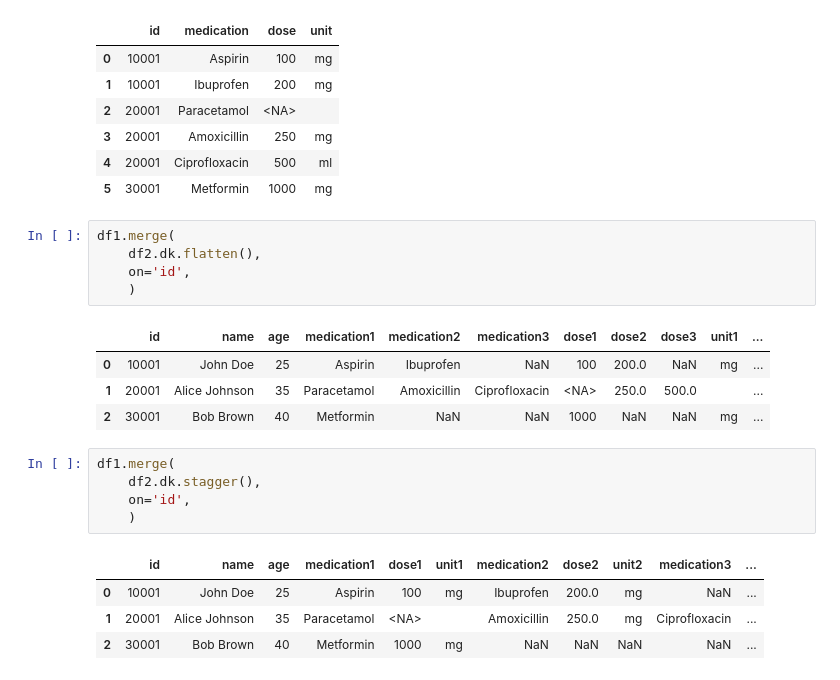
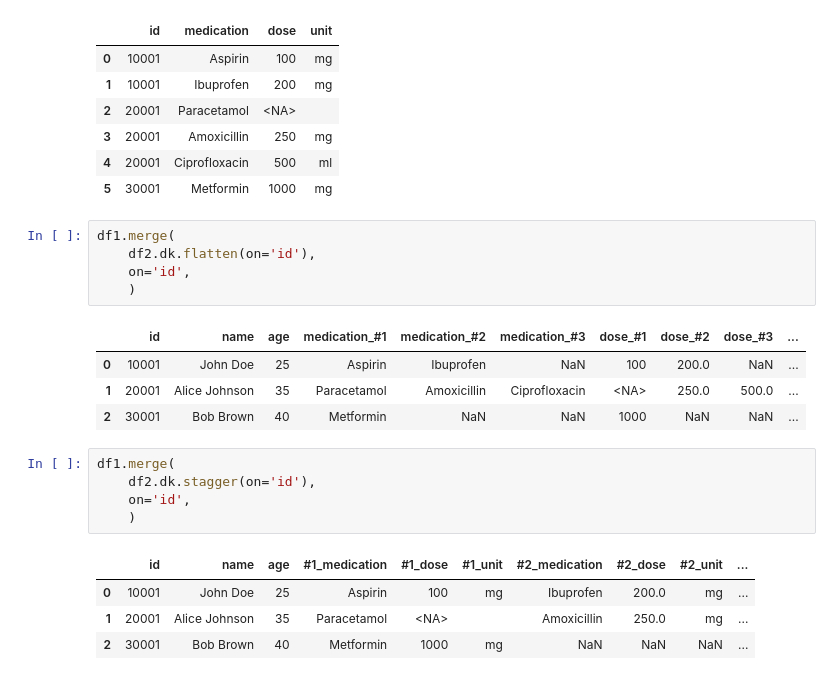
Before and after one commit to MartinVoelkl94/dukit, a Jupyter notebook: interactive_demo.ipynb, the cells around one changed output. Cells and saved outputs as stored; diff of their text form.

```diff
--- a/interactive_demo.ipynb
+++ b/interactive_demo.ipynb
@@ -884,23 +891,23 @@ display(df1, df2)
 | 5 | 30001 | Metformin | 1000 | mg |
 # %%
 df1.merge(
-    df2.dk.flatten(),
+    df2.dk.flatten(on='id'),
     on='id',
     )
 # %% [output]
-|  | id | name | age | medication1 | medication2 | medication3 | dose1 | dose2 | dose3 | unit1 | ... |
-| 0 | 10001 | John Doe | 25 | Aspirin | Ibuprofen | NaN | 100 | 200.0 | NaN | mg | ... |
-| 1 | 20001 | Alice Johnson | 35 | Paracetamol | Amoxicillin | Ciprofloxacin | <NA> | 250.0 | 500.0 |  | ... |
-| 2 | 30001 | Bob Brown | 40 | Metformin | NaN | NaN | 1000 | NaN | NaN | mg | ... |
+|  | id | name | age | medication_#1 | medication_#2 | medication_#3 | dose_#1 | dose_#2 | dose_#3 | ... |
+| 0 | 10001 | John Doe | 25 | Aspirin | Ibuprofen | NaN | 100 | 200.0 | NaN | ... |
+| 1 | 20001 | Alice Johnson | 35 | Paracetamol | Amoxicillin | Ciprofloxacin | <NA> | 250.0 | 500.0 | ... |
+| 2 | 30001 | Bob Brown | 40 | Metformin | NaN | NaN | 1000 | NaN | NaN | ... |
 # %%
 df1.merge(
-    df2.dk.stagger(),
+    df2.dk.stagger(on='id'),
     on='id',
     )
 # %% [output]
-|  | id | name | age | medication1 | dose1 | unit1 | medication2 | dose2 | unit2 | medication3 | ... |
-| 0 | 10001 | John Doe | 25 | Aspirin | 100 | mg | Ibuprofen | 200.0 | mg | NaN | ... |
-| 1 | 20001 | Alice Johnson | 35 | Paracetamol | <NA> |  | Amoxicillin | 250.0 | mg | Ciprofloxacin | ... |
-| 2 | 30001 | Bob Brown | 40 | Metformin | 1000 | mg | NaN | NaN | NaN | NaN | ... |
+|  | id | name | age | #1_medication | #1_dose | #1_unit | #2_medication | #2_dose | #2_unit | ... |
+| 0 | 10001 | John Doe | 25 | Aspirin | 100 | mg | Ibuprofen | 200.0 | mg | ... |
+| 1 | 20001 | Alice Johnson | 35 | Paracetamol | <NA> |  | Amoxicillin | 250.0 | mg | ... |
+| 2 | 30001 | Bob Brown | 40 | Metformin | 1000 | mg | NaN | NaN | NaN | ... |
 # %%
 df1.merge(
```
Also changed, not shown: parts of 9 cells of this notebook, 3 other files.
